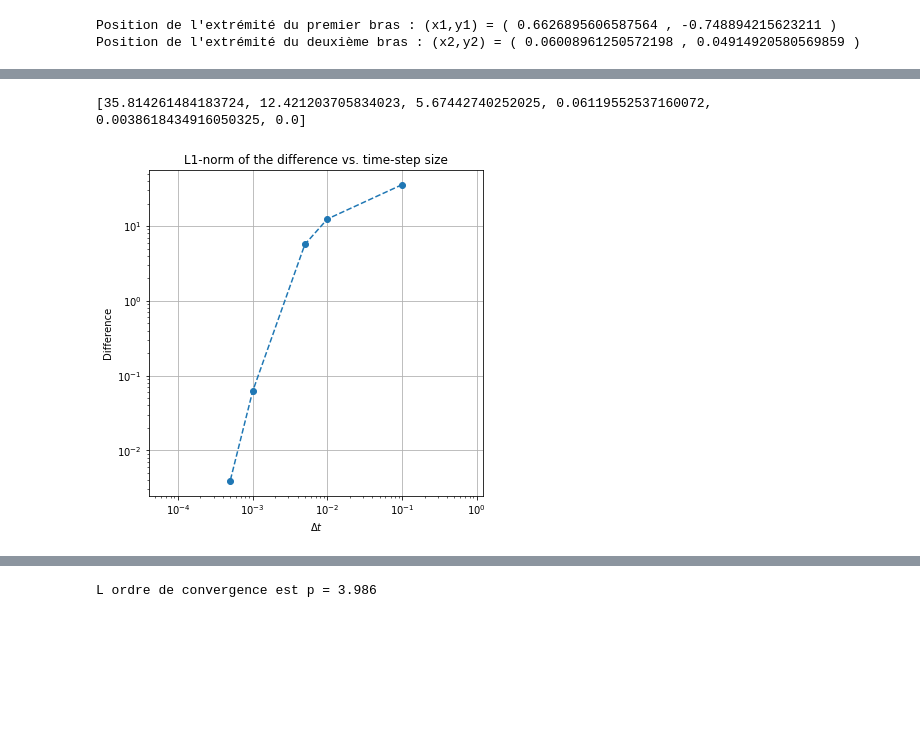
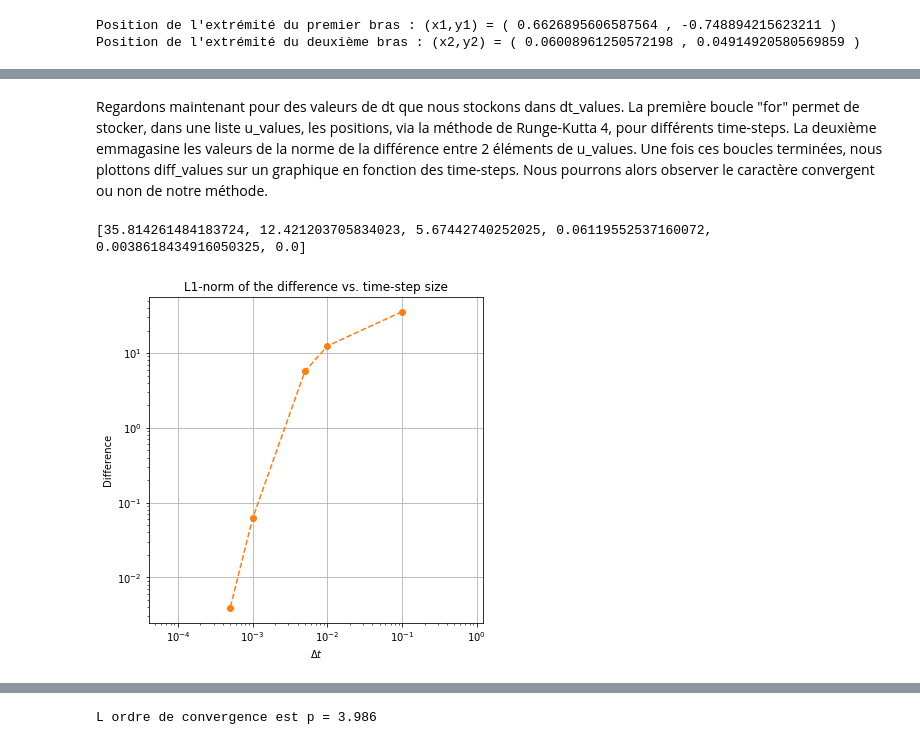
Before and after one commit to luciouw/first_repo-1, a Jupyter notebook: Double_pendule.ipynb, the cells around one changed output, grey strips where cells are left out. Drawn from its saved outputs; the diff is of its cells as text; code cells hidden in the pictures; blank space fills up the shorter version.

```diff
--- a/Double_pendule.ipynb
+++ b/Double_pendule.ipynb
@@ -242,57 +245,39 @@ Maintenant, nous allons discuter de l'ordre de convergence de notre méthode RK4
+# %%
+def l1_norme(u_courant, u_raffine, dt):
+    N_coarse = u_courant.shape[0]
+    N_fine = u_raffine.shape[0]
+    ratio = math.ceil(N_fine / N_coarse)
+    diff = dt * np.sum(np.abs(u_courant - u_raffine[::ratio]))
+    return diff
+# %% [markdown]
+Regardons maintenant pour des valeurs de dt que nous stockons dans dt_values.
+La première boucle "for" permet de stocker, dans une liste u_values, les positions, via la méthode de Runge-Kutta 4, pour différents time-steps. La deuxième emmagasine les valeurs de la norme de la différence entre 2 éléments de u_values.
+Une fois ces boucles terminées, nous plottons diff_values sur un graphique en fonction des time-steps. Nous pourrons alors observer le caractère convergent ou non de notre méthode.
 # %%
-# Create an empty list to store the difference in the solution
-# between two consecutive grids.
-# Compute the differences in the x-position for all grids.
-def l1_diff(u_coarse, u_fine, dt):
-    """
-    Returns the difference in the L1-norm between the solution on
-    a coarse grid and the solution on a fine grid.
-
-    Parameters
-    ----------
-    u_coarse : numpy.ndarray
-        Solution on the coarse grid as a 1D array of floats.
-    u_fine : numpy.ndarray
-        Solution on the fine grid as a 1D array of floats.
-    dt : float
-        Time-step size.
-
-    Returns
-    -------
-    diff : float
-        The difference between the two solution in the L1-norm
-        scaled by the time-step size.
-    """
-    N_coarse = u_coarse.shape[0]
-    N_fine = u_fine.shape[0]
-    ratio = math.ceil(N_fine / N_coarse)
-    diff = dt * np.sum(np.abs(u_coarse - u_fine[::ratio]))
-    return diff
-
 dt_values = [0.1,0.01,0.005,0.001,0.0005,0.00025]
 u_values = []
 diff_values = []
 
 for dt in dt_values:
     sol = RK4(f,u0,dt,T,t0)[1]
     u_values.append(sol)
 
 for y, dt in zip(u_values, dt_values):
-    diff = l1_diff(y[:, 2], u_values[-1][:, 2], dt)
+    diff = l1_norme(y[:, 2], u_values[-1][:, 2], dt)
     diff_values.append(diff)
 print(diff_values)
 
 # Plot difference versus the time-step size.
 pyplot.figure(figsize=(6.0, 6.0))
 pyplot.title('L1-norm of the difference vs. time-step size')
 pyplot.xlabel('$\Delta t$')
 pyplot.ylabel('Difference')
 pyplot.grid()
 pyplot.loglog(dt_values[:-1], diff_values[:-1],
-              color='C0', linestyle='--', marker='o')
+              color='C1', linestyle='--', marker='o')
 pyplot.axis('equal');
 # %% [output]
 [35.814261484183724, 12.421203705834023, 5.67442740252025, 0.06119552537160072, 0.0038618434916050325, 0.0]
-[figure, old version]
+[figure, new version]
 # %% [markdown]
 Nous remarquons une convergence se former au plus les time-steps deviennent petit, nous devrons alors faire un choix judicieux pour les time-steps. En vue du graphique, nous avons envie d'utiliser la différence entre les derniers time-step de notre liste de $dt_{values}$, c-à-d. les 2 derniers élémentes de $diff_{values}$. Ce sont ces 2 derniers éléments qui nous donnerons la meilleure approximation de l'ordre de convergence.
```
Also changed, not shown: parts of 8 cells of this notebook.
